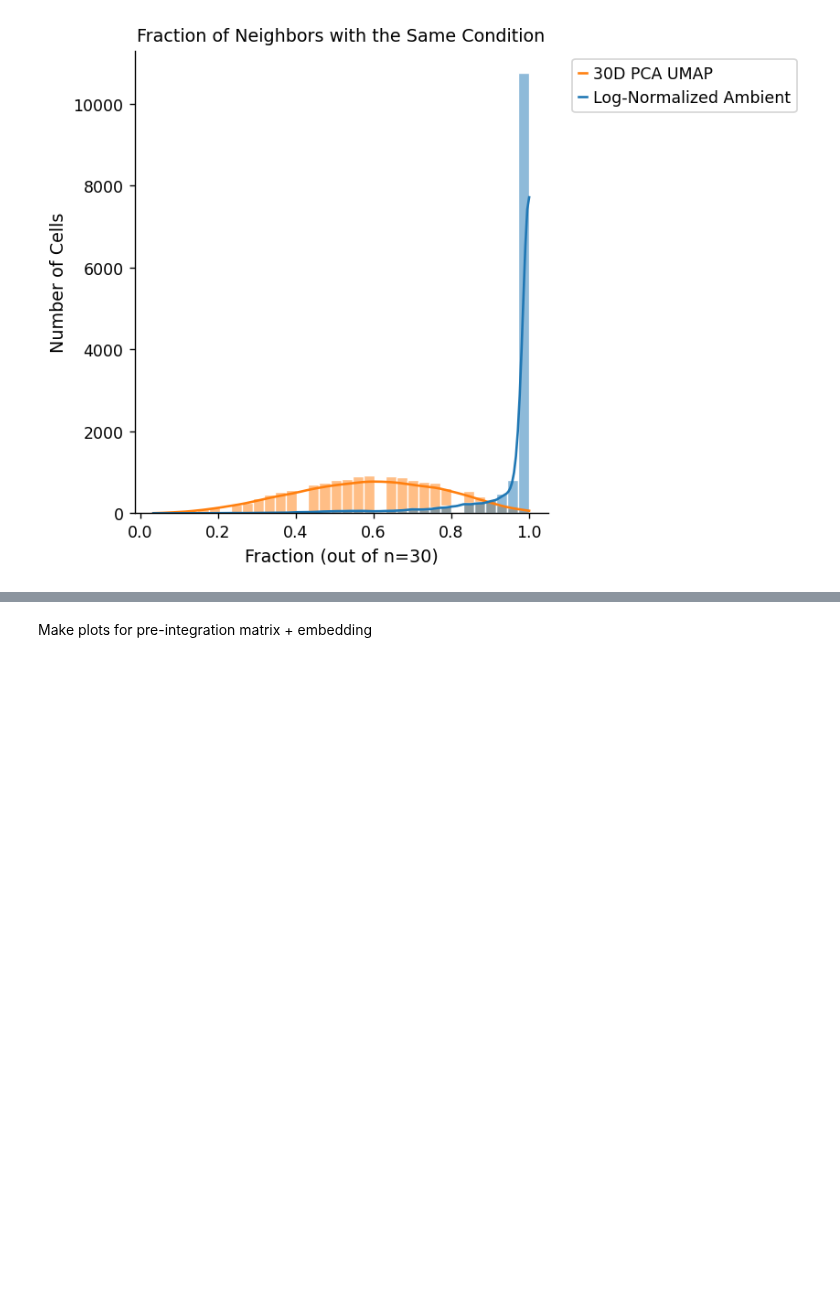
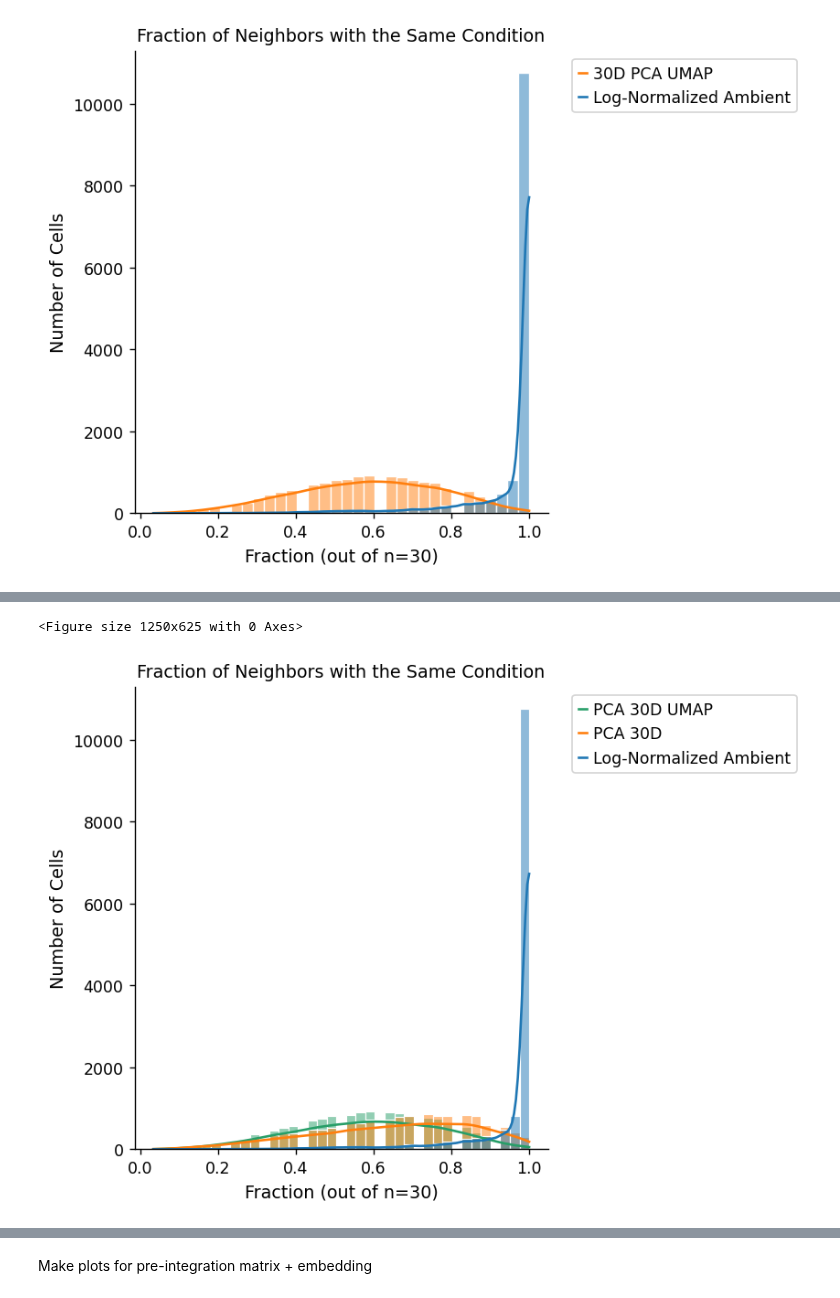
Before and after one commit to pachterlab/CP_2023, a Jupyter notebook: notebooks/fig1a_b/pbmcAnalysis.ipynb, the cells around one changed output, grey strips where cells are left out. Cells and saved outputs as stored; diff of their text form; code cells hidden in the pictures; blank space fills up the shorter version.

```diff
--- a/notebooks/fig1a_b/pbmcAnalysis.ipynb
+++ b/notebooks/fig1a_b/pbmcAnalysis.ipynb
@@ -303,0 +395,21 @@ plt.show()
+# %%
+pcaNeigh, pcaClus = frac_unique_neighbors(np.asarray(pcaMat), conds['x']) #pcaTSNE2
+umapNeigh, umapClus = frac_unique_neighbors(np.asarray(umapMat), conds['x']) #pcaUMAP2
+
+
+latents += [sum(list(pcaNeigh.values()),[]),sum(list(umapNeigh.values()),[]) ]
+latent += ['PCA 30D','PCA 30D UMAP']
+# %%
+#Make dataframe
+
+integDF = pd.DataFrame()
+
+all = []
+names = []
+for i in range(len(latents)):
+  all += latents[i]
+  names += [latent[i]]*len(latents[i])
+
+integDF['Fraction'] = all
+integDF['Embed'] = names
+integDF.head()
@@ -303,0 +441,19 @@ plt.show()
+# %%
+plt.figure(figsize=(10,5))
+
+integDF2 = integDF[integDF['Embed'].isin(['PCA 30D UMAP','PCA 30D','Log-Normalized Ambient'])]
+g=sns.displot(data=integDF2, x="Fraction", kde=True, hue='Embed',legend=False,edgecolor="white") #legend=False
+
+plt.legend(['PCA 30D UMAP','PCA 30D','Log-Normalized Ambient'],bbox_to_anchor=(1.04,1), loc="upper left",prop={"size":10})
+plt.title('Fraction of Neighbors with the Same Condition',fontsize=11)
+
+plt.xlabel("Fraction (out of n=30)",fontsize=11)
+plt.ylabel("Number of Cells",fontsize=11)
+plt.xticks(fontsize=10)
+plt.yticks(fontsize=10)
+plt.grid(False)
+#plt.tight_layout()
+plt.show()
+# %% [output]
+<Figure size 1250x625 with 0 Axes>
+[figure, added]
```
Also changed, not shown: parts of 26 cells of this notebook.
